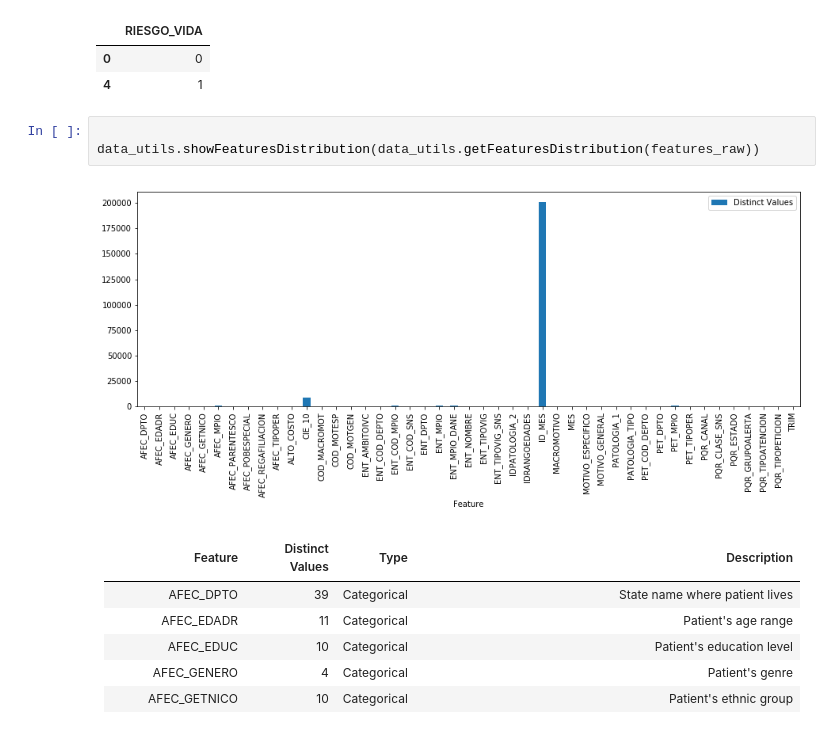
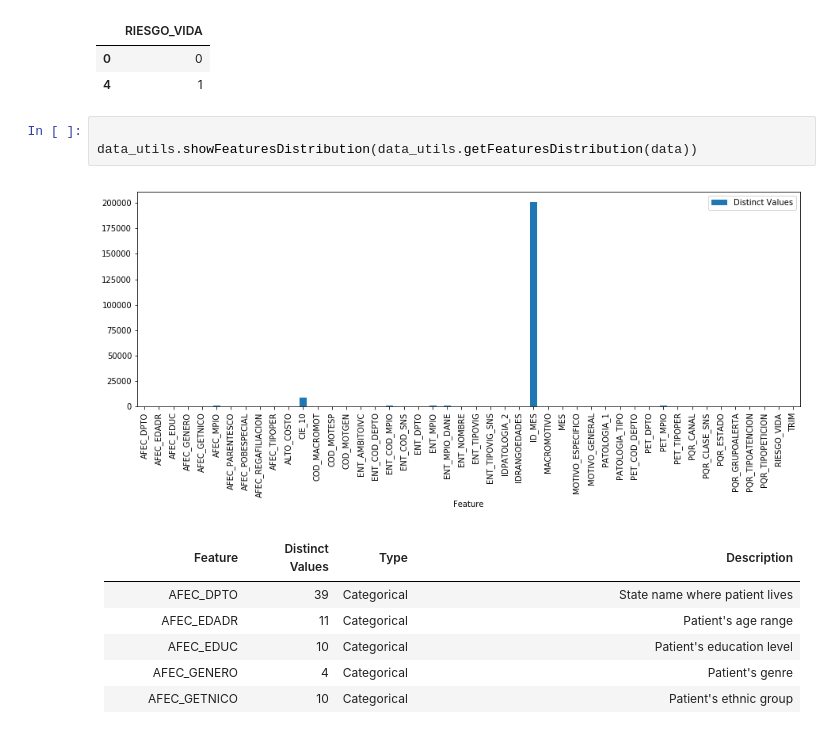
Before and after one commit to mrugeles/capstone-project, a Jupyter notebook: 1) Dataset - Cleaning.ipynb, the cells around one changed output. Cells and saved outputs as stored; diff of their text form.

```diff
--- a/1) Dataset - Cleaning.ipynb
+++ b/1) Dataset - Cleaning.ipynb
@@ -48,9 +45,9 @@ display(data[['RIESGO_VIDA']].drop_duplicates().sort_values(by=['RIESGO_VIDA']))
 | 4 | 1 |
 # %%
 
-data_utils.showFeaturesDistribution(data_utils.getFeaturesDistribution(features_raw))
+data_utils.showFeaturesDistribution(data_utils.getFeaturesDistribution(data))
 # %% [output]
-[figure, old version]
+[figure, new version]
 # %% [markdown]
 | Feature            | Distinct Values | Type        | Description                                                                       |
 |--------------------|-----------------|-------------|-----------------------------------------------------------------------------------|
```
Also changed, not shown: parts of 9 cells of this notebook, 27 other files.
